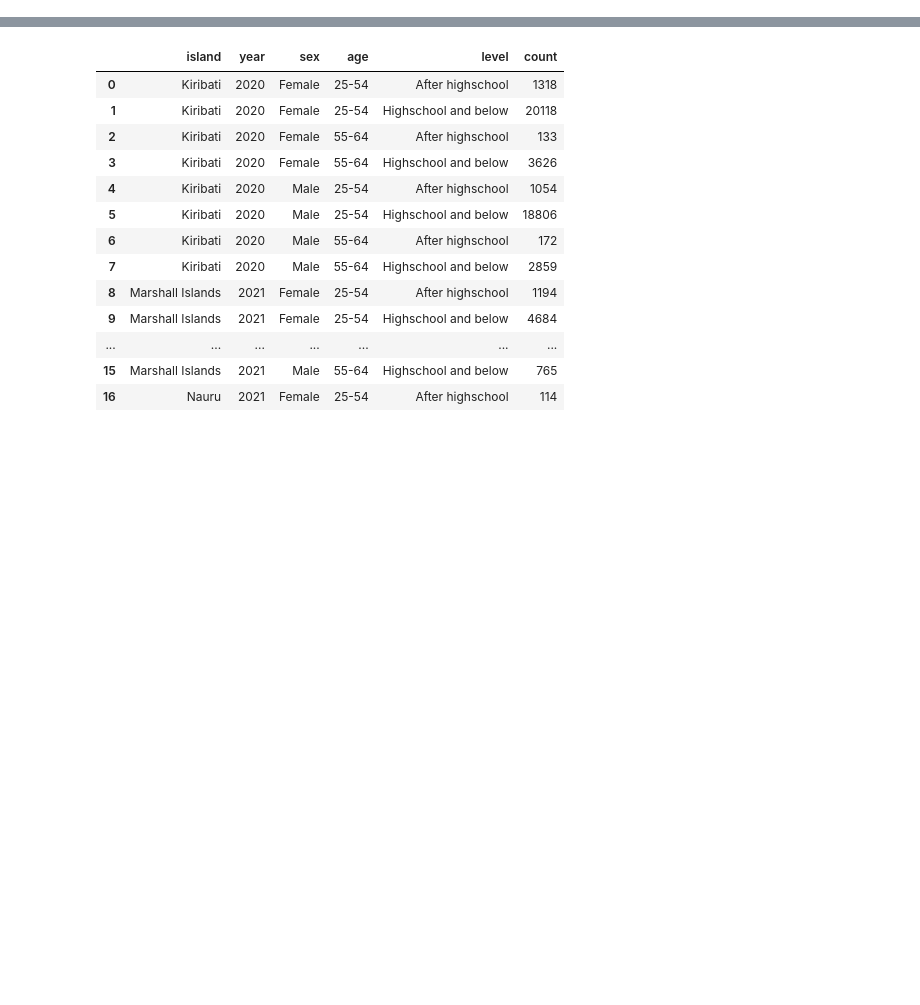
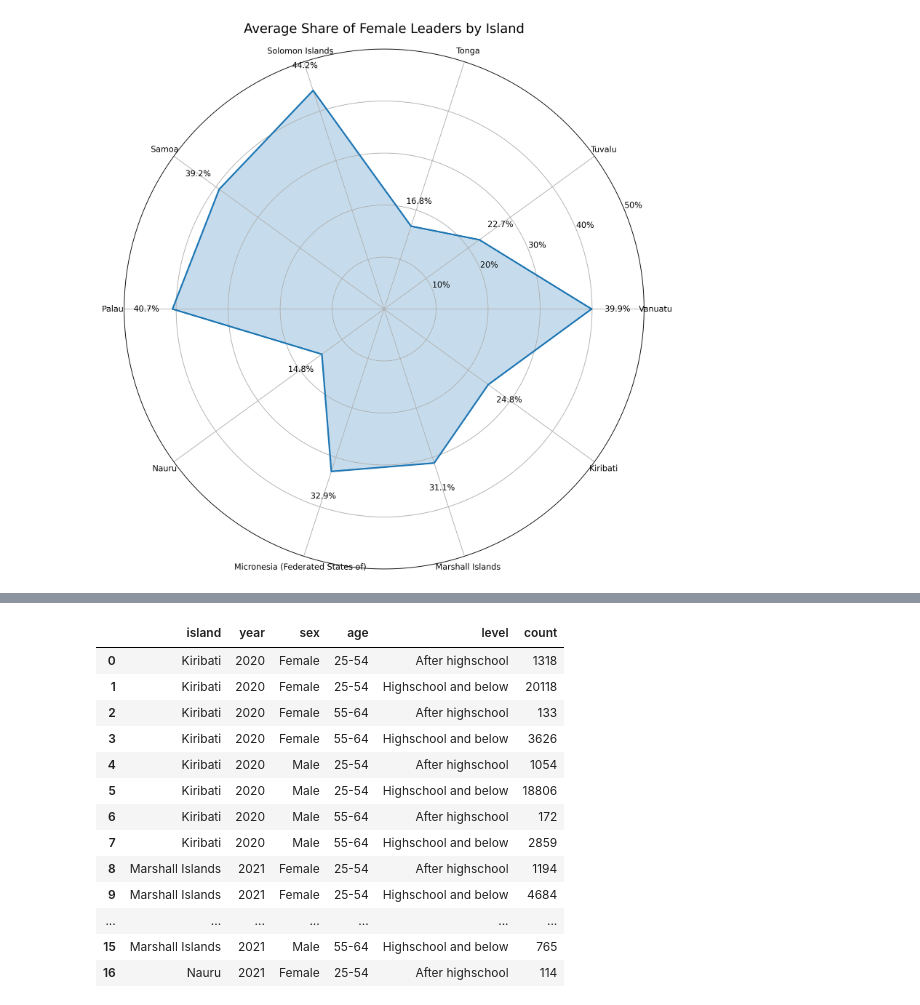
Before and after one commit to JosephBARBIERDARNAL/pacific-data-challenge, a Jupyter notebook: data.ipynb, the cells around one changed output, grey strips where cells are left out. Cells and saved outputs as stored; diff of their text form; code cells hidden in the pictures; blank space fills up the shorter version.

```diff
--- a/data.ipynb
+++ b/data.ipynb
@@ -26,0 +48,29 @@ ceo_df
+# %%
+fig, ax = plt.subplots(figsize=(10, 10), subplot_kw=dict(projection='polar'), dpi=300)
+
+islands = ceo_df['island'].unique()
+N = len(islands)
+angles = [n / float(N) * 2 * np.pi for n in range(N)]
+angles += angles[:1]
+
+values = ceo_df.groupby('island')['share_female_lead'].mean().values
+values = np.concatenate((values, [values[0]]))
+
+ax.plot(angles, values, linewidth=2, linestyle='solid')
+ax.fill(angles, values, alpha=0.25)
+
+ax.set_xticks(angles[:-1])
+ax.set_xticklabels(islands)
+ax.set_ylim(0, 50)
+ax.set_yticks(np.arange(10, 51, 10))
+ax.set_yticklabels([f"{i}%" for i in range(10, 51, 10)])
+
+ax.set_title("Average Share of Female Leaders by Island", fontsize=16, pad=20)
+
+for angle, value in zip(angles[:-1], values[:-1]):
+    ax.text(angle, value + 5, f'{value:.1f}%', ha='center', va='center')
+
+plt.tight_layout()
+plt.show()
+# %% [output]
+[figure, added]
```
Also changed, not shown: parts of 7 cells of this notebook.
